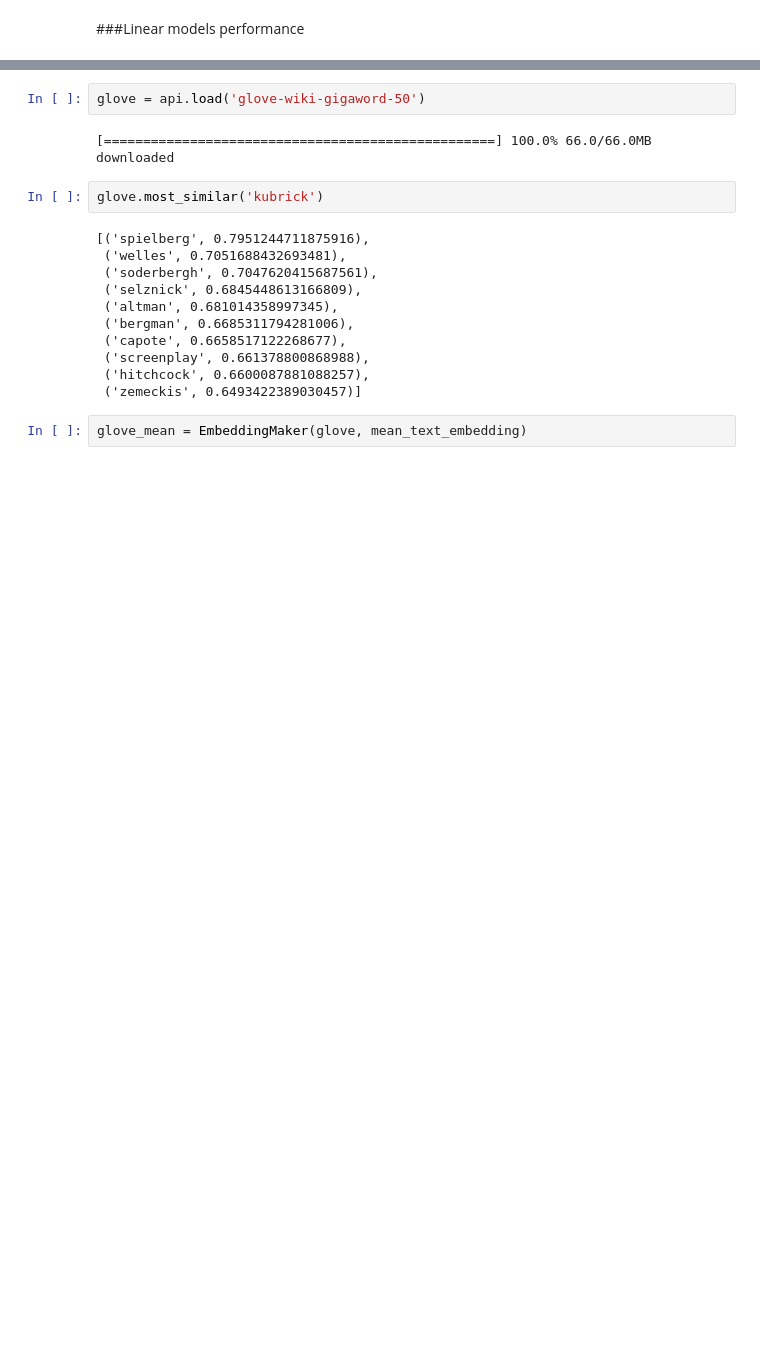
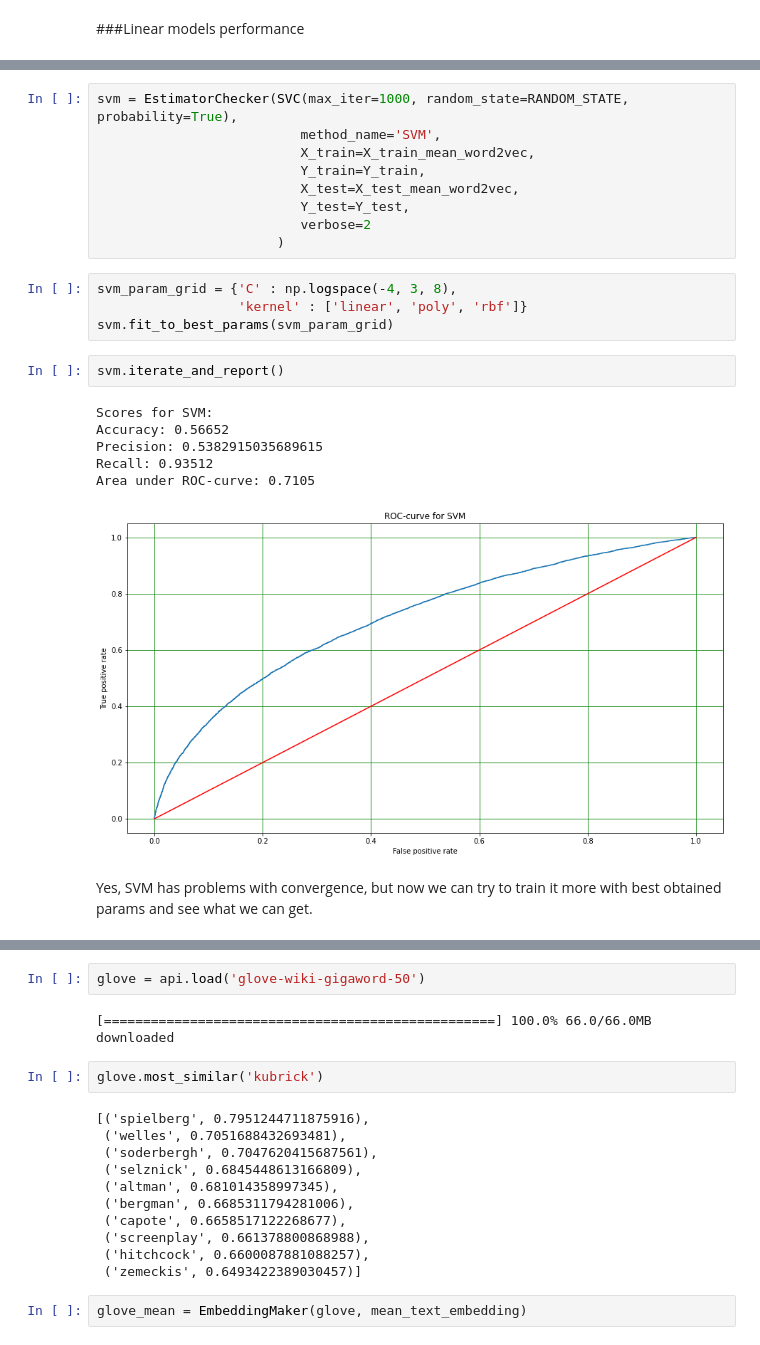
Before and after one commit to ShaAndrey/Course_project, a Jupyter notebook: Report.ipynb, the cells around one changed output, grey strips where cells are left out. Cells and saved outputs as stored; diff of their text form; blank space fills up the shorter version.

```diff
--- a/Report.ipynb
+++ b/Report.ipynb
@@ -269,0 +346,24 @@ Now let's try another way to create word embeddings and check its performance fo
+# %%
+svm = EstimatorChecker(SVC(max_iter=1000, random_state=RANDOM_STATE, probability=True),
+                          method_name='SVM',
+                          X_train=X_train_mean_word2vec,
+                          Y_train=Y_train,
+                          X_test=X_test_mean_word2vec,
+                          Y_test=Y_test,
+                          verbose=2
+                       )
+# %%
+svm_param_grid = {'C' : np.logspace(-4, 3, 8),
+                  'kernel' : ['linear', 'poly', 'rbf']}
+svm.fit_to_best_params(svm_param_grid)
+# %%
+svm.iterate_and_report()
+# %% [output]
+Scores for SVM:
+Accuracy: 0.56652
+Precision: 0.5382915035689615
+Recall: 0.93512
+Area under ROC-curve: 0.7105
+[figure, added]
+# %% [markdown]
+Yes, SVM has problems with convergence, but now we can try to train it more with best obtained params and see what we can get.
```
Also changed, not shown: parts of 86 cells of this notebook.
